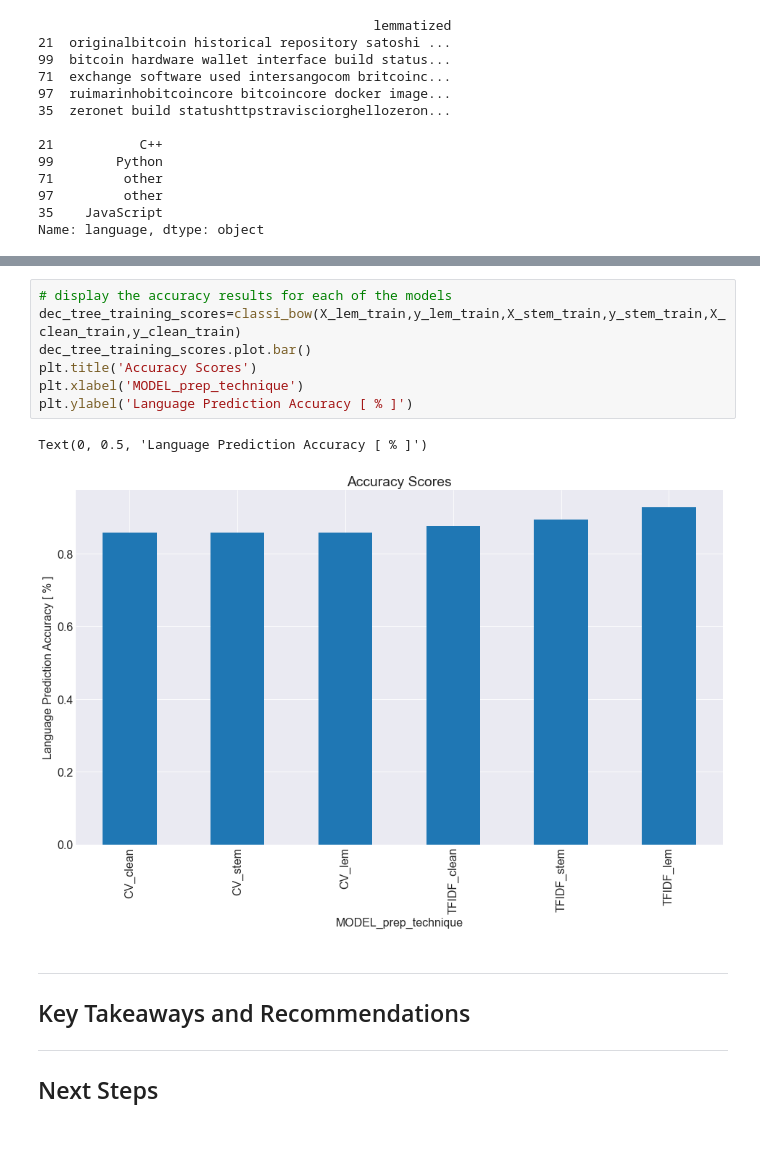
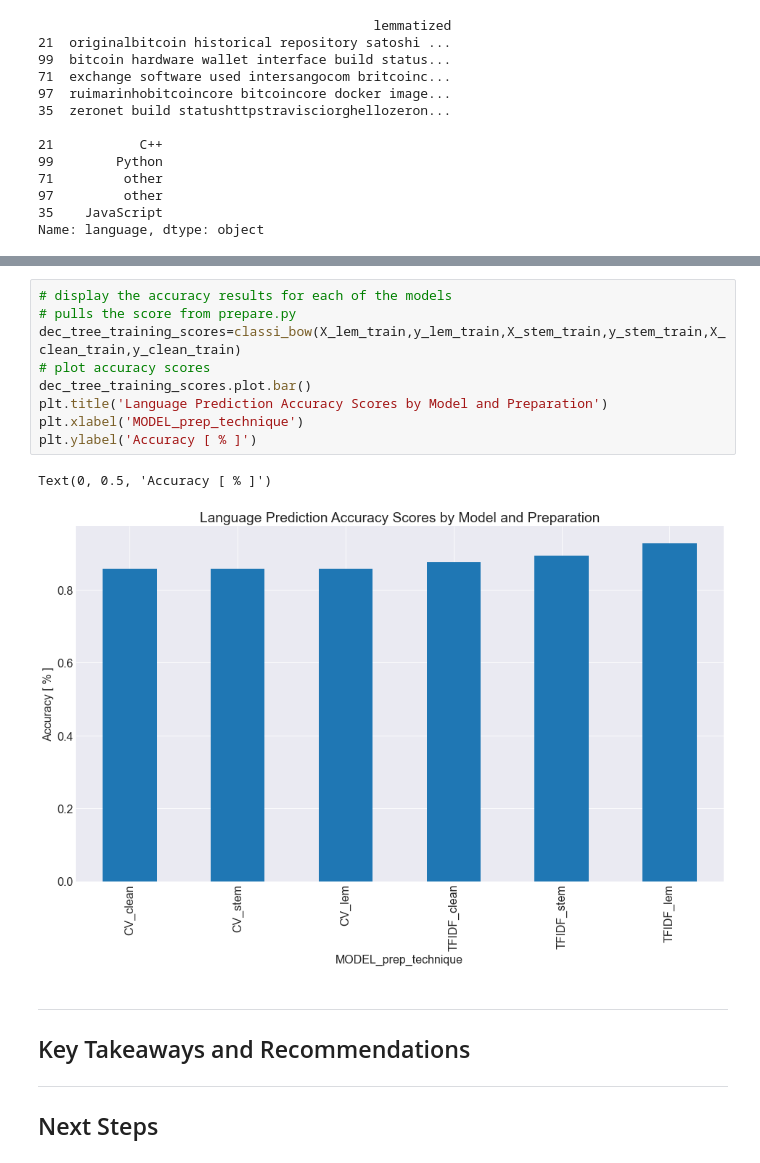
Before and after one commit to Garcia-Hensley-Nichols-NLP-project/GHN-NLP-project, a Jupyter notebook: final_report.ipynb, the cells around one changed output, grey strips where cells are left out. Saved outputs shown, nothing was run; the diff lists cells and outputs as text.

```diff
--- a/final_report.ipynb
+++ b/final_report.ipynb
@@ -174,13 +192,15 @@ Below, we see the accuracy results for each of the models
 # %%
 # display the accuracy results for each of the models
+# pulls the score from prepare.py
 dec_tree_training_scores=classi_bow(X_lem_train,y_lem_train,X_stem_train,y_stem_train,X_clean_train,y_clean_train)
+# plot accuracy scores
 dec_tree_training_scores.plot.bar()
-plt.title('Accuracy Scores')
+plt.title('Language Prediction Accuracy Scores by Model and Preparation')
 plt.xlabel('MODEL_prep_technique')
-plt.ylabel('Language Prediction Accuracy [ % ]')
+plt.ylabel('Accuracy [ % ]')
 # %% [output]
-Text(0, 0.5, 'Language Prediction Accuracy [ % ]')
+Text(0, 0.5, 'Accuracy [ % ]')
-[figure, old version]
+[figure, new version]
 # %% [markdown]
 
 ___
```
Also changed, not shown: parts of 3 cells of this notebook.
